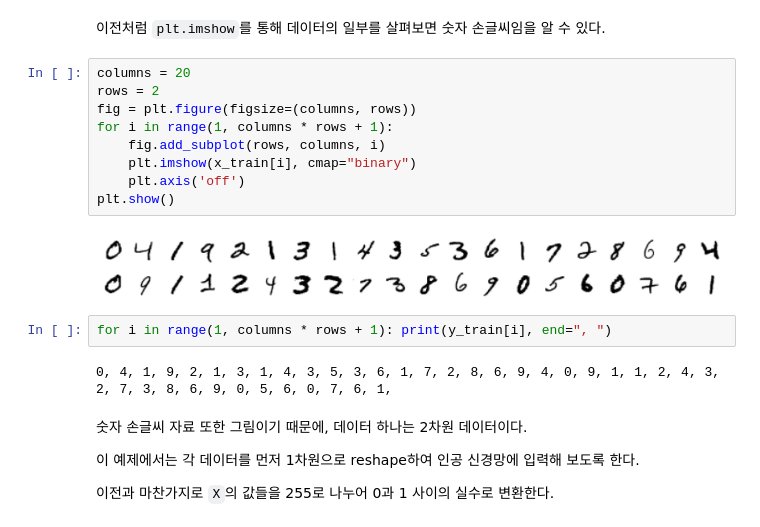
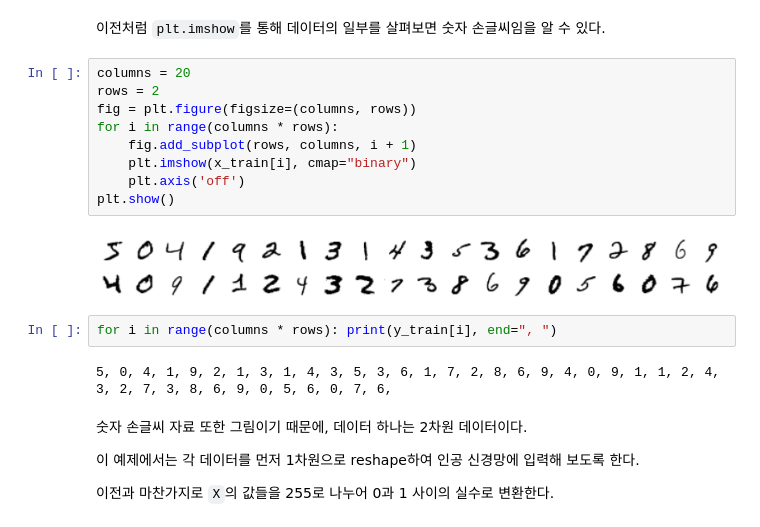
Before and after one commit to ksublee/MLD, a Jupyter notebook: 03. Keras_examples.ipynb, the cells around one changed output. Saved outputs shown, nothing was run; the diff lists cells and outputs as text.

```diff
--- a/03. Keras_examples.ipynb
+++ b/03. Keras_examples.ipynb
@@ -426,18 +426,18 @@ np.uint8(5)
 # %%
 columns = 20
 rows = 2
 fig = plt.figure(figsize=(columns, rows))
-for i in range(1, columns * rows + 1):
-    fig.add_subplot(rows, columns, i)
+for i in range(columns * rows):
+    fig.add_subplot(rows, columns, i + 1)
     plt.imshow(x_train[i], cmap="binary")
     plt.axis('off')
 plt.show()
 # %% [output]
-[figure, old version]
+[figure, new version]
 # %%
-for i in range(1, columns * rows + 1): print(y_train[i], end=", ")
+for i in range(columns * rows): print(y_train[i], end=", ")
 # %% [output]
-0, 4, 1, 9, 2, 1, 3, 1, 4, 3, 5, 3, 6, 1, 7, 2, 8, 6, 9, 4, 0, 9, 1, 1, 2, 4, 3, 2, 7, 3, 8, 6, 9, 0, 5, 6, 0, 7, 6, 1,
+5, 0, 4, 1, 9, 2, 1, 3, 1, 4, 3, 5, 3, 6, 1, 7, 2, 8, 6, 9, 4, 0, 9, 1, 1, 2, 4, 3, 2, 7, 3, 8, 6, 9, 0, 5, 6, 0, 7, 6,
 # %% [markdown]
 숫자 손글씨 자료 또한 그림이기 때문에, 데이터 하나는 2차원 데이터이다.
 
```
Also changed, not shown: 3 other files.
